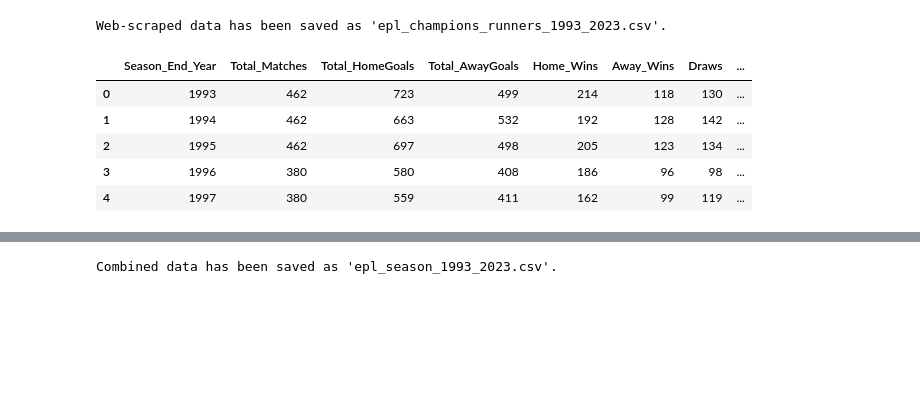
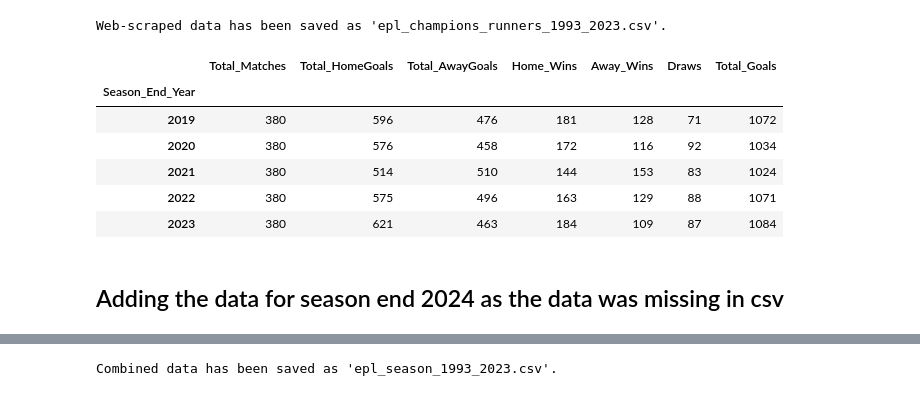
Before and after one commit to pranavsrinivas29/EPL-Data-Analysis-and-Prediction, a Jupyter notebook: EPL Data Analysis.ipynb, the cells around one changed output, grey strips where cells are left out. Cells and saved outputs as stored; diff of their text form; code cells hidden in the pictures; blank space fills up the shorter version.

```diff
--- a/EPL Data Analysis.ipynb
+++ b/EPL Data Analysis.ipynb
@@ -383,35 +383,24 @@ plt.show()
 # %%
 # Group by 'Season_End_Year' and aggregate statistics
 df_yearly = df.groupby('Season_End_Year').agg({
     'Home': 'count',  # Total matches
     'HomeGoals': 'sum',  # Total home goals
     'AwayGoals': 'sum',  # Total away goals
     'FTR': lambda x: (x == 'H').sum(),  # Home wins
 }).rename(columns={'Home': 'Total_Matches', 'HomeGoals': 'Total_HomeGoals', 'AwayGoals': 'Total_AwayGoals', 'FTR': 'Home_Wins'})
 
 # Calculate additional statistics
 df_yearly['Away_Wins'] = df.groupby('Season_End_Year')['FTR'].apply(lambda x: (x == 'A').sum())
 df_yearly['Draws'] = df.groupby('Season_End_Year')['FTR'].apply(lambda x: (x == 'D').sum())
 df_yearly['Total_Goals'] = df_yearly['Total_HomeGoals'] + df_yearly['Total_AwayGoals']
-
-# Reset index to make Season_End_Year a column
-df_yearly.reset_index(inplace=True)
-
-# Convert 'Season' in df_winners to integer
-df_winners['Season'] = df_winners['Season'].astype(int)
-
-# Merge the aggregated match data with the champions/runners data
-df_combined_yearly = pd.merge(df_yearly, df_winners, left_on='Season_End_Year', right_on='Season', how='inner')
-
-# Drop the duplicate 'Season' column
-df_combined_yearly.drop(columns=['Season'], inplace=True)
-
-# Display the combined DataFrame to check the result
-df_combined_yearly.head()
+df_yearly.tail()
 # %% [output]
-|  | Season_End_Year | Total_Matches | Total_HomeGoals | Total_AwayGoals | Home_Wins | Away_Wins | Draws | ... |
-| 0 | 1993 | 462 | 723 | 499 | 214 | 118 | 130 | ... |
-| 1 | 1994 | 462 | 663 | 532 | 192 | 128 | 142 | ... |
-| 2 | 1995 | 462 | 697 | 498 | 205 | 123 | 134 | ... |
-| 3 | 1996 | 380 | 580 | 408 | 186 | 96 | 98 | ... |
-| 4 | 1997 | 380 | 559 | 411 | 162 | 99 | 119 | ... |
+|  | Total_Matches | Total_HomeGoals | Total_AwayGoals | Home_Wins | Away_Wins | Draws | Total_Goals |
+| Season_End_Year |  |  |  |  |  |  |  |
+| 2019 | 380 | 596 | 476 | 181 | 128 | 71 | 1072 |
+| 2020 | 380 | 576 | 458 | 172 | 116 | 92 | 1034 |
+| 2021 | 380 | 514 | 510 | 144 | 153 | 83 | 1024 |
+| 2022 | 380 | 575 | 496 | 163 | 129 | 88 | 1071 |
+| 2023 | 380 | 621 | 463 | 184 | 109 | 87 | 1084 |
+# %% [markdown]
+## Adding the data for season end 2024 as the data was missing in csv
```
Also changed, not shown: parts of 4 cells of this notebook, 2 other files.
